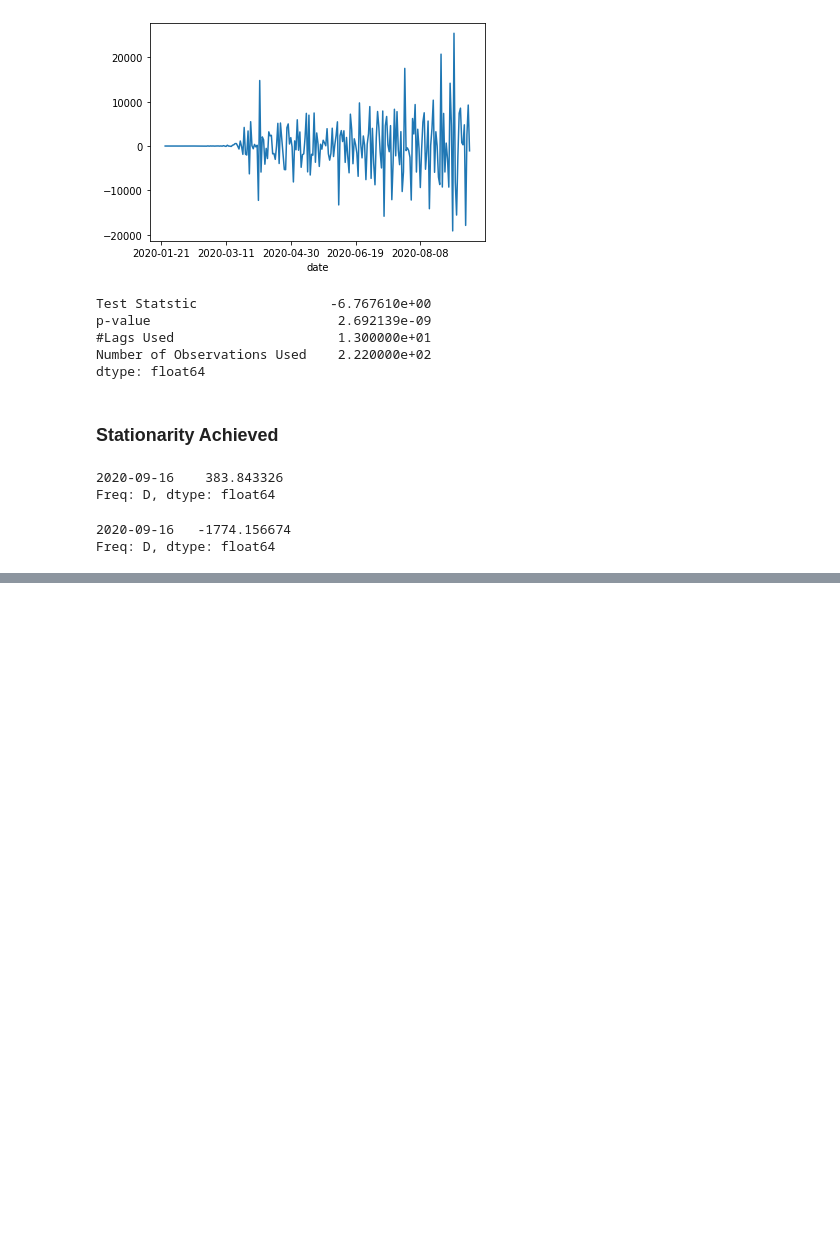
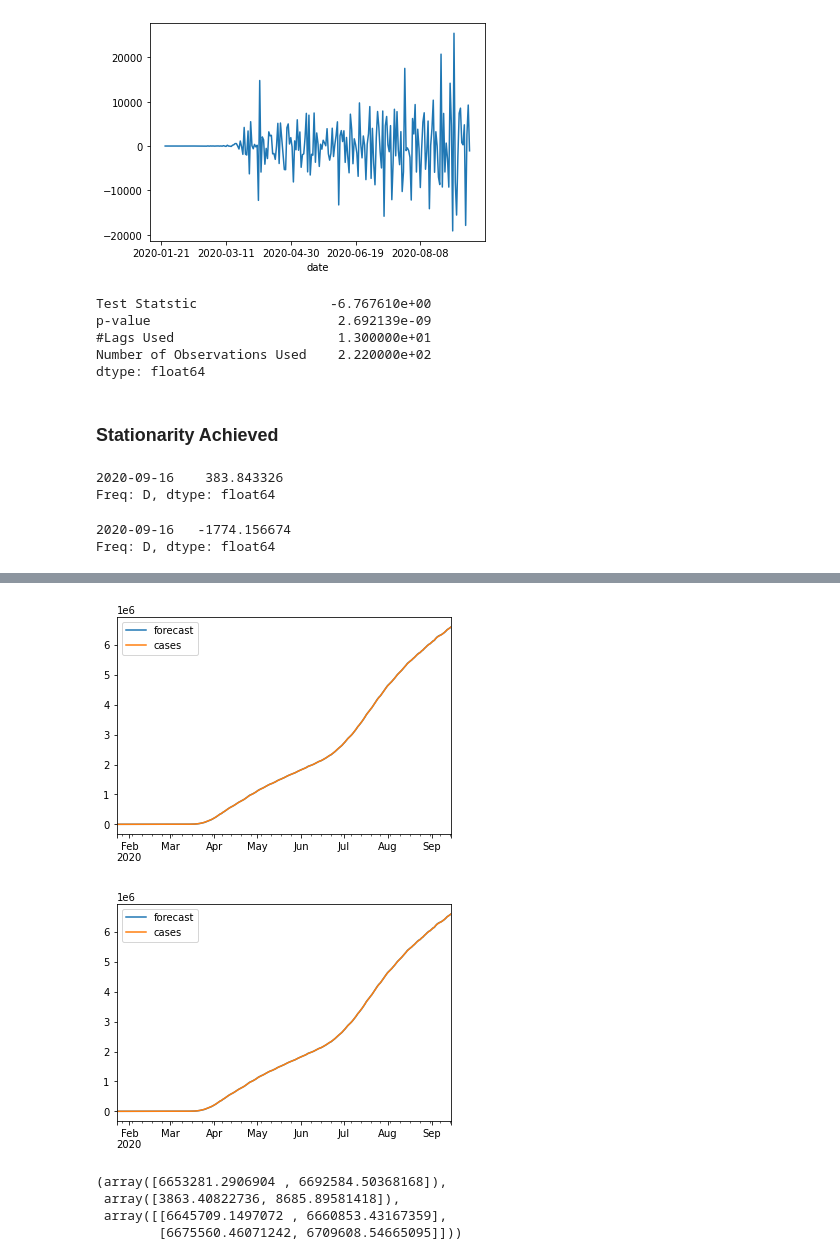
Before and after one commit to jagan-singh/covid-forecasting, a Jupyter notebook: cases.ipynb, the cells around one changed output, grey strips where cells are left out. Cells and saved outputs as stored; diff of their text form; code cells hidden in the pictures; blank space fills up the shorter version.

```diff
--- a/cases.ipynb
+++ b/cases.ipynb
@@ -134,0 +149,12 @@ Freq: D, dtype: float64
+# %%
+arima_fit.plot_predict()
+# %% [output]
+[figure, added]
+[figure, added]
+# %%
+arima_fit.forecast(2)
+# %% [output]
+(array([6653281.2906904 , 6692584.50368168]),
+ array([3863.40822736, 8685.89581418]),
+ array([[6645709.1497072 , 6660853.43167359],
+        [6675560.46071242, 6709608.54665095]]))
```
Also changed, not shown: parts of 3 cells of this notebook, 2 other files.
